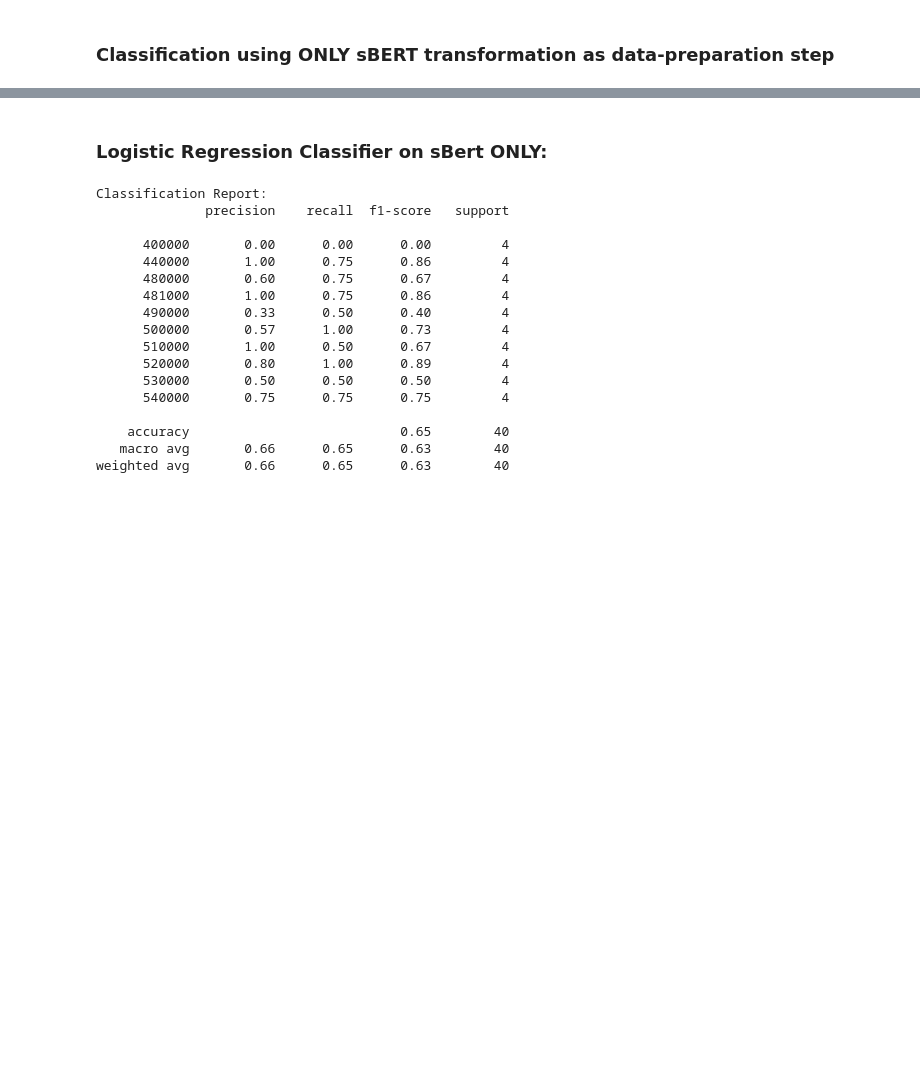
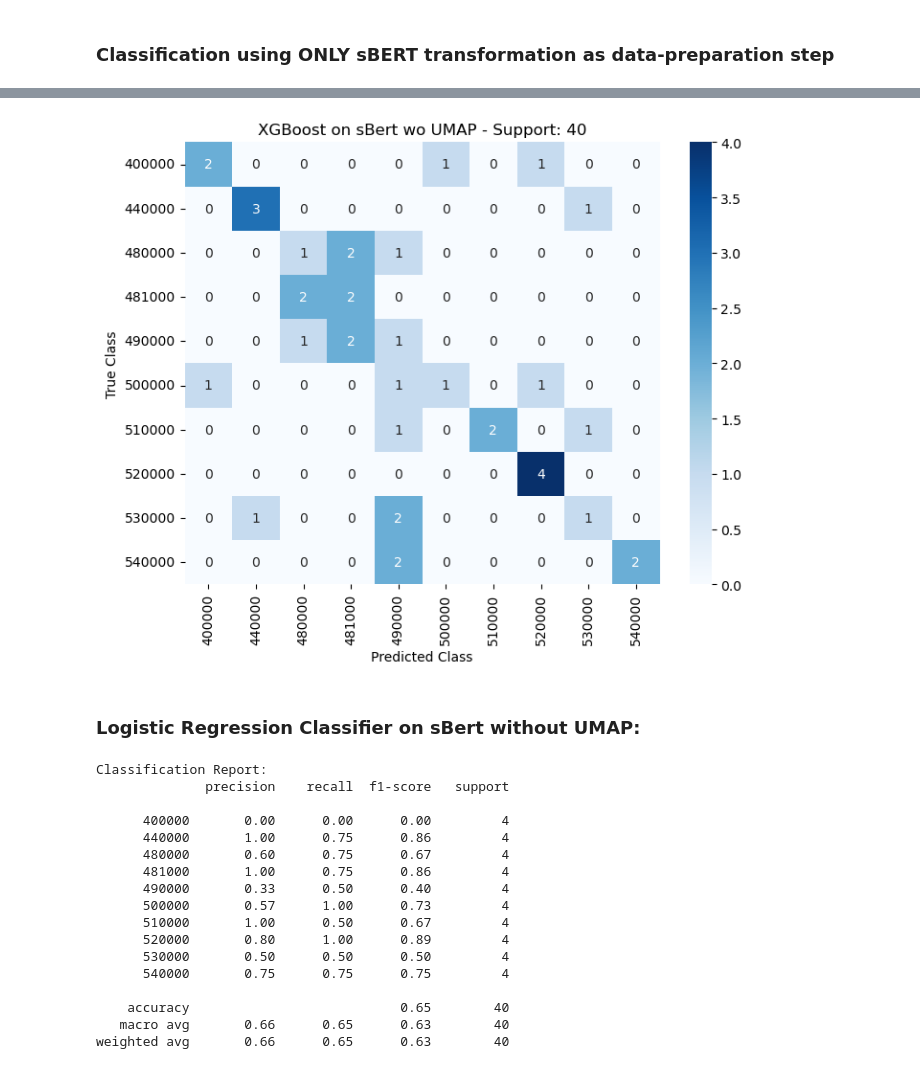
Before and after one commit to BorScho/sakto_from_line_item, a Jupyter notebook: notebooks/04_Classification_Bert_UMAP_based.ipynb, the cells around one changed output, grey strips where cells are left out. Cells and saved outputs as stored; diff of their text form; code cells hidden in the pictures; blank space fills up the shorter version.

```diff
--- a/notebooks/04_Classification_Bert_UMAP_based.ipynb
+++ b/notebooks/04_Classification_Bert_UMAP_based.ipynb
@@ -52,5 +95,13 @@ embeddings.shape
+# %%
+from utils import plot_confusion_matrix
+
+tick_labels = np.unique(y).astype(str)
+
+plot_confusion_matrix(y_test=y_test, y_pred=y_pred, x_labels=tick_labels, y_labels=tick_labels, header_text="XGBoost on sBert wo UMAP")
+# %% [output]
+[figure, added]
 # %% [markdown]
-### Logistic Regression Classifier on sBert ONLY:
+### Logistic Regression Classifier on sBert without UMAP:
 # %%
 from sklearn.linear_model import LogisticRegression
 
```
Also changed, not shown: parts of 24 cells of this notebook.
